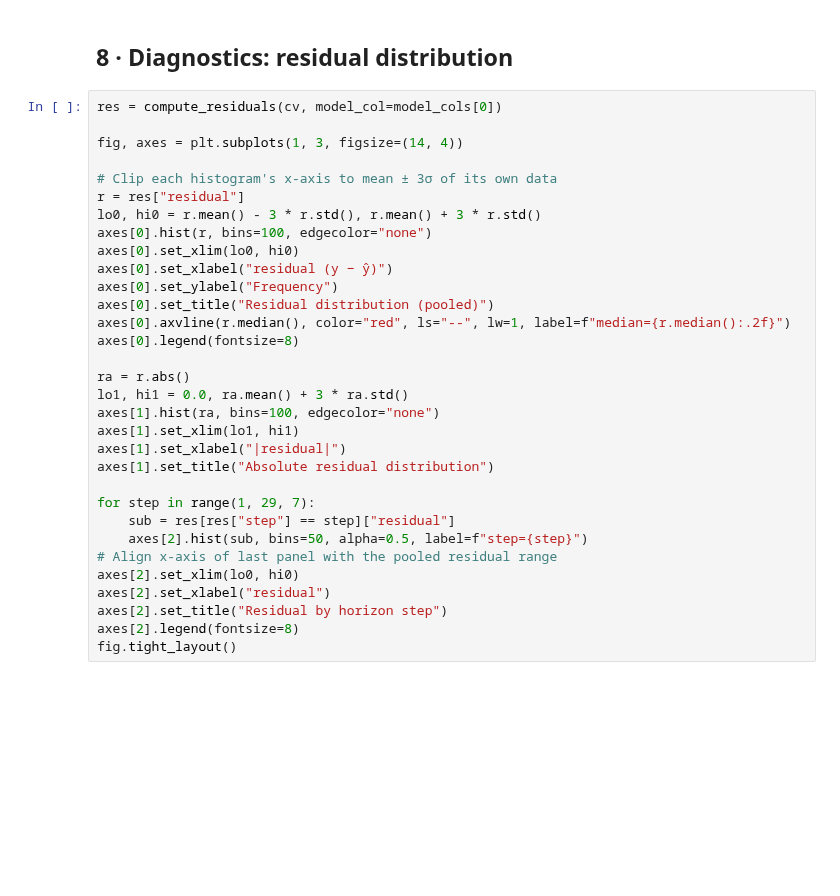
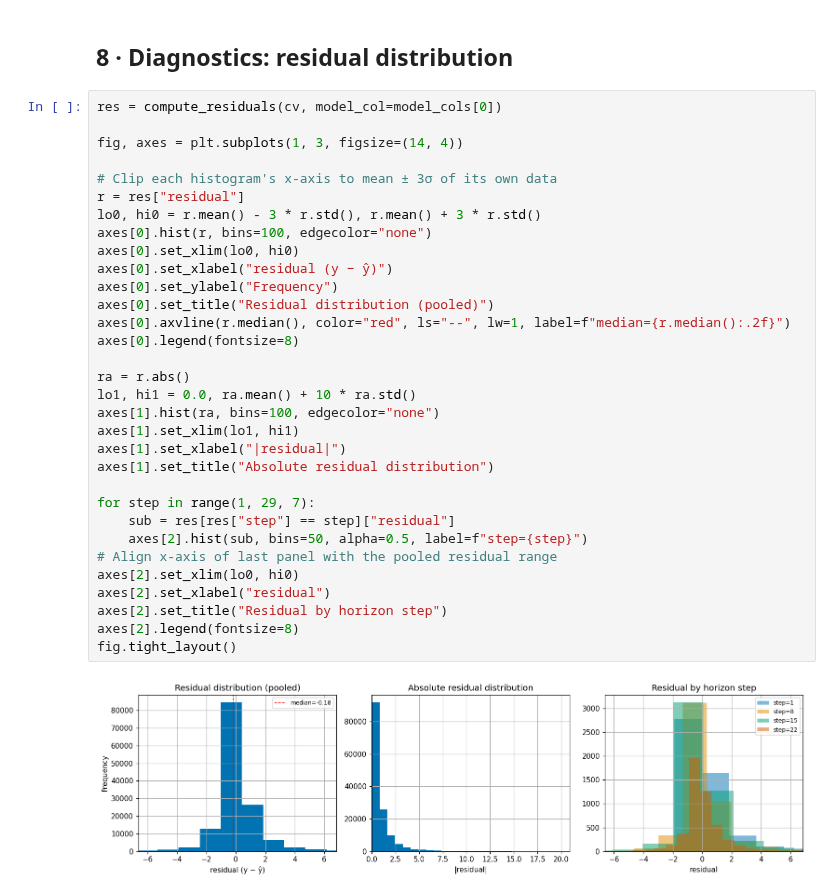
Before and after one commit to RickArko/M5, a Jupyter notebook: notebooks/conformal/01_conformal_intervals.ipynb, the cells around one changed output. Cells and saved outputs as stored; diff of their text form; blank space fills up the shorter version.

```diff
--- a/notebooks/conformal/01_conformal_intervals.ipynb
+++ b/notebooks/conformal/01_conformal_intervals.ipynb
@@ -198,31 +250,33 @@ if fc_with_int is not None:
 res = compute_residuals(cv, model_col=model_cols[0])
 
 fig, axes = plt.subplots(1, 3, figsize=(14, 4))
 
 # Clip each histogram's x-axis to mean ± 3σ of its own data
 r = res["residual"]
 lo0, hi0 = r.mean() - 3 * r.std(), r.mean() + 3 * r.std()
 axes[0].hist(r, bins=100, edgecolor="none")
 axes[0].set_xlim(lo0, hi0)
 axes[0].set_xlabel("residual (y − ŷ)")
 axes[0].set_ylabel("Frequency")
 axes[0].set_title("Residual distribution (pooled)")
 axes[0].axvline(r.median(), color="red", ls="--", lw=1, label=f"median={r.median():.2f}")
 axes[0].legend(fontsize=8)
 
 ra = r.abs()
-lo1, hi1 = 0.0, ra.mean() + 3 * ra.std()
+lo1, hi1 = 0.0, ra.mean() + 10 * ra.std()
 axes[1].hist(ra, bins=100, edgecolor="none")
 axes[1].set_xlim(lo1, hi1)
 axes[1].set_xlabel("|residual|")
 axes[1].set_title("Absolute residual distribution")
 
 for step in range(1, 29, 7):
     sub = res[res["step"] == step]["residual"]
     axes[2].hist(sub, bins=50, alpha=0.5, label=f"step={step}")
 # Align x-axis of last panel with the pooled residual range
 axes[2].set_xlim(lo0, hi0)
 axes[2].set_xlabel("residual")
 axes[2].set_title("Residual by horizon step")
 axes[2].legend(fontsize=8)
 fig.tight_layout()
+# %% [output]
+[figure, added]
```
Also changed, not shown: parts of 9 cells of this notebook.
